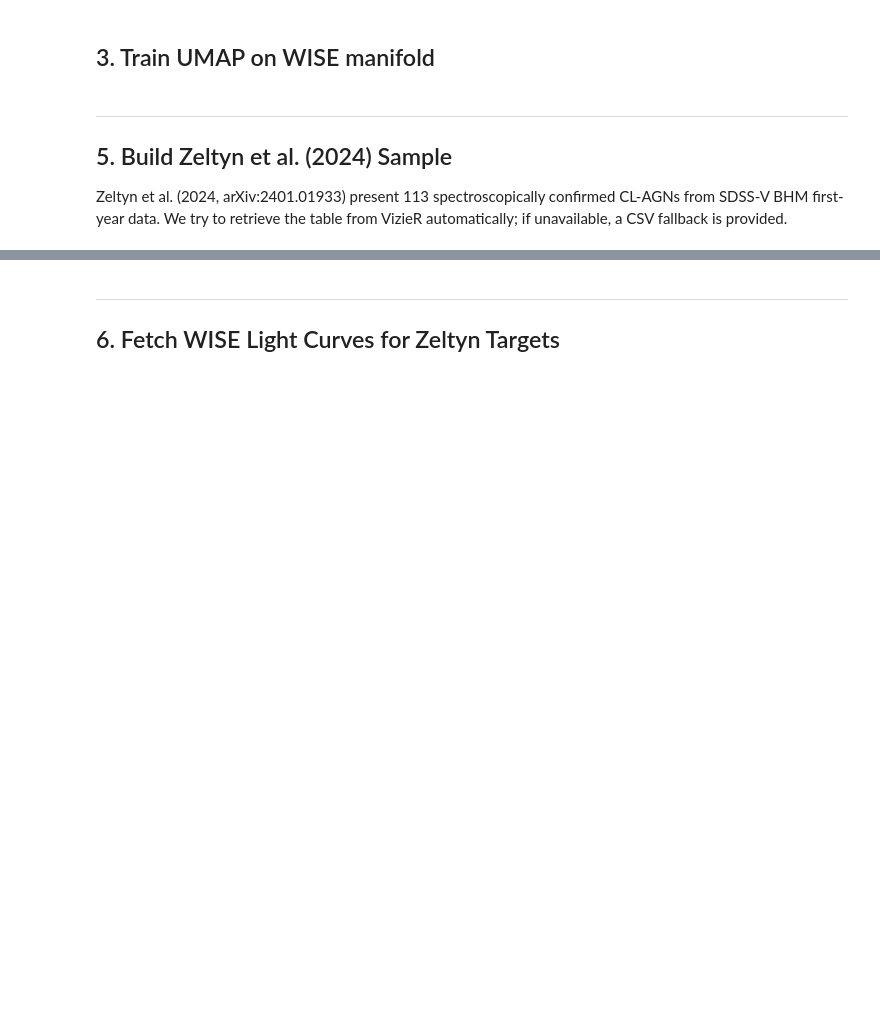
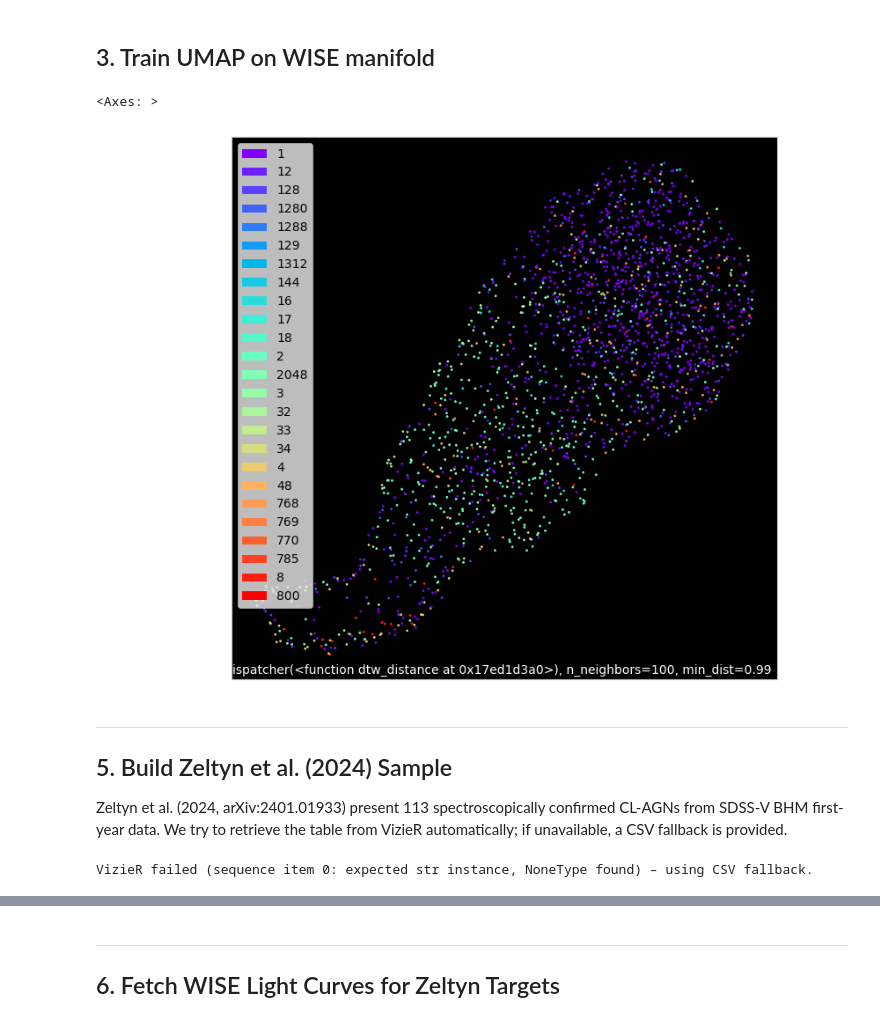
Before and after one commit to xoubish/CLAGN, a Jupyter notebook: wise_manifold_zeltyn.ipynb, the cells around one changed output, grey strips where cells are left out. Drawn from its saved outputs; the diff is of its cells as text; code cells hidden in the pictures; blank space fills up the shorter version.

```diff
--- a/wise_manifold_zeltyn.ipynb
+++ b/wise_manifold_zeltyn.ipynb
@@ -72,7 +78,7 @@ print('Total objects:   ', df_lc.index.get_level_values('objectid').nunique())
 ## 2. WISE-only preprocessing (Section 5 of ML_AGNzoo)
 # %%
 # Following ML_AGNzoo.md Section 5 — GP interpolation on W1+W2, xres=160
-bands_inlc = ['W1', 'W2']
+bands_inlc = ['W1']  # W1 only (best CLAGN separation per Hemmati+2026)
 
 objectsw, dobjectsw, flabelsw, keepsw = unify_lc_gp(
     df_lc, bands_inlc, xres=160, numplots=0, low_limit_size=5
@@ -81,7 +87,7 @@ print(f'Objects after GP cut: {len(objectsw)}')
 
 fvarw, maxarrayw, meanarrayw = stat_bands(objectsw, dobjectsw, bands_inlc, sigmacl=5)
 dat_notnormalw = combine_bands(objectsw, bands_inlc)
-datw = normalize_clipmax_objects(dat_notnormalw, maxarrayw, band=-1)  # normalise by W2 (last band)
+datw = normalize_clipmax_objects(dat_notnormalw, maxarrayw, band=0)   # normalise by W1
 
 # Drop NaN rows (objects where clipped max = 0)
 valid = ~np.isnan(datw).any(axis=1)
@@ -124,3 +148,10 @@ print('Done. Embedding shape:', mapp.embedding_.shape)
+# %%
+mapp = umap.UMAP(n_neighbors=100, min_dist=0.99,metric=dtw_distance, random_state=30).fit(dataw)
+import umap.plot
+umap.plot.points(mapp, labels=fzrw, theme='fire')
+# %% [output]
+<Axes: >
+[figure, added]
 # %% [markdown]
 ---
 ## 5. Build Zeltyn et al. (2024) Sample
@@ -182,3 +203,21 @@ print('Done. Embedding shape:', mapp.embedding_.shape)
+# %%
+# Try VizieR for Zeltyn+2024 catalog
+zeltyn_df = None
+try:
+    Vizier.ROW_LIMIT = -1
+    catalog_list = Vizier.find_catalogs('2024ApJS..270...27Z')
+    if catalog_list:
+        cats = Vizier.get_catalogs(list(catalog_list.keys()))
+        t5 = cats[0].to_pandas()
+        t5 = t5.rename(columns={'SDSS': 'Name', 'Cl': 'Class', 'zsp': 'z'})
+        zeltyn_df = t5
+        print(f'Downloaded {len(zeltyn_df)} rows from VizieR.')
+    else:
+        print('VizieR catalog not found – using CSV fallback.')
+except Exception as e:
+    print(f'VizieR failed ({e}) – using CSV fallback.')
+# %% [output]
+VizieR failed (sequence item 0: expected str instance, NoneType found) – using CSV fallback.
 # %%
 # ── CSV fallback ──────────────────────────────────────────────────────────────
 # If VizieR is unavailable, create a CSV file at the path below with columns:
```
Also changed, not shown: parts of 23 cells of this notebook, 2 other files.
